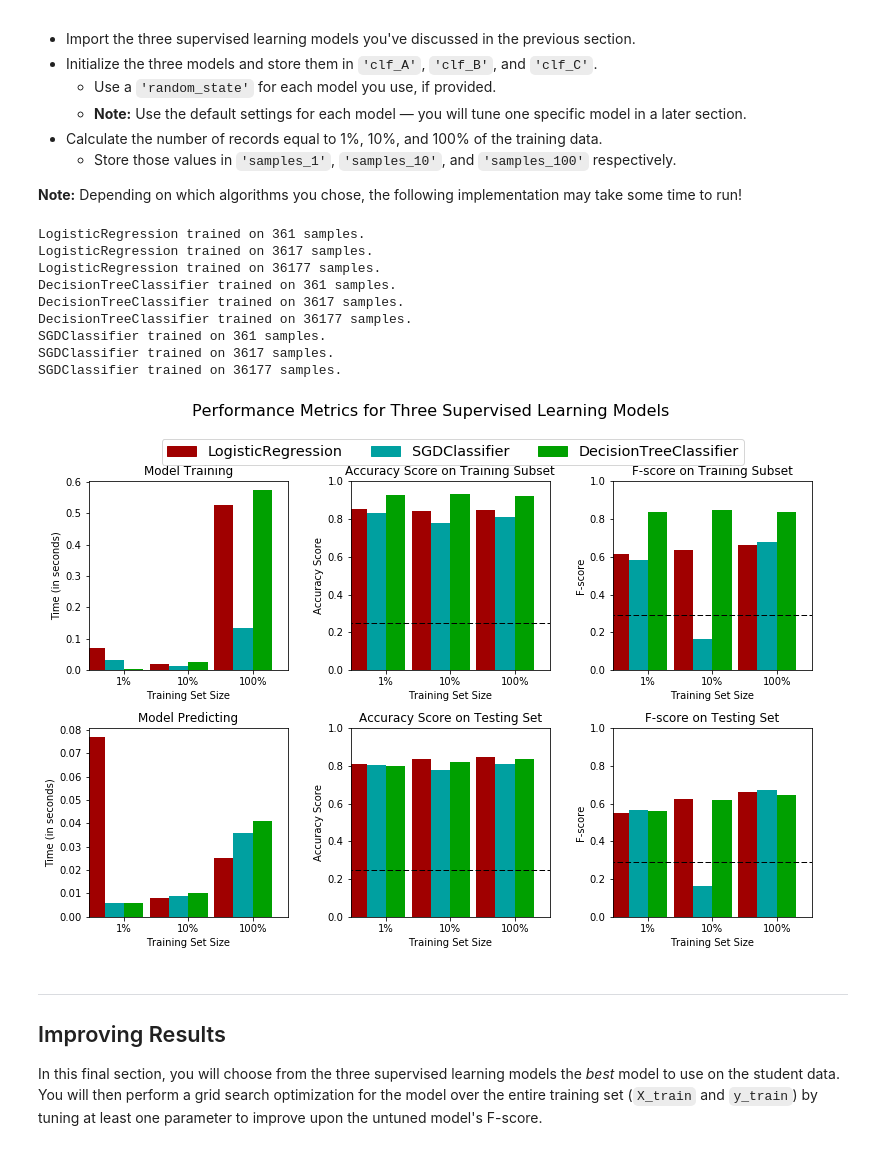
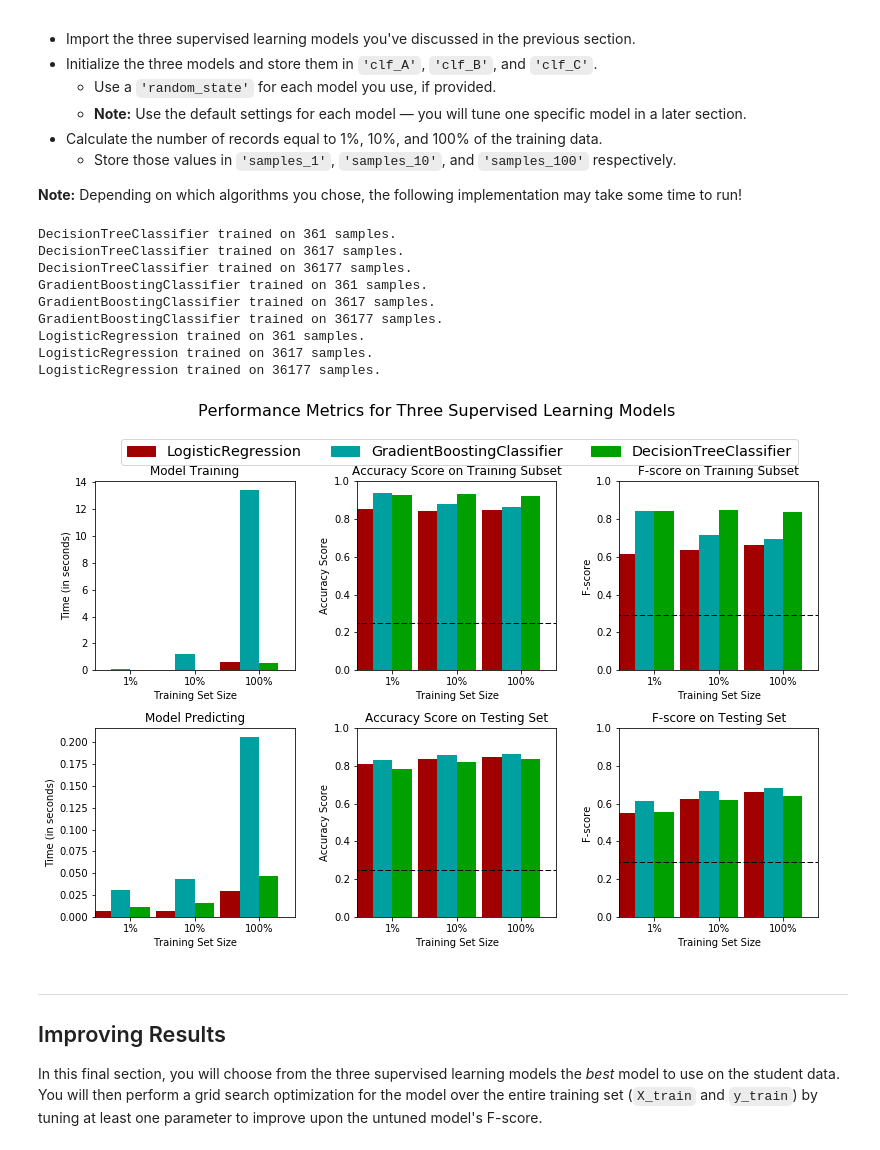
Before and after one commit to NitishPuri/machine-learning, a Jupyter notebook: projects/finding_donors/finding_donors.ipynb, the cells around one changed output. Saved outputs shown, nothing was run; the diff lists cells and outputs as text; code cells hidden in the pictures.

```diff
--- a/projects/finding_donors/finding_donors.ipynb
+++ b/projects/finding_donors/finding_donors.ipynb
@@ -281,10 +285,10 @@ def train_predict(learner, sample_size, X_train, y_train, X_test, y_test):
     results['acc_test'] = accuracy_score(y_test, predictions_test)
 
     # TODO: Compute F-score on the the first 300 training samples
-    results['f_train'] = fbeta_score(y_train, predictions_train, beta = 1)
+    results['f_train'] = fbeta_score(y_train, predictions_train, beta = 0.5)
 
     # TODO: Compute F-score on the test set
-    results['f_test'] = fbeta_score(y_test, predictions_test, beta = 1)
+    results['f_test'] = fbeta_score(y_test, predictions_test, beta = 0.5)
 
     # Success
     print "{} trained on {} samples.".format(learner.__class__.__name__, sample_size)
@@ -311,44 +315,50 @@ from sklearn.ensemble import BaggingClassifier
 from sklearn.ensemble import AdaBoostClassifier
 from sklearn.ensemble import RandomForestClassifier
 from sklearn.ensemble import GradientBoostingClassifier
 from sklearn.neighbors import KNeighborsClassifier
 from sklearn.linear_model import SGDClassifier
 from sklearn.linear_model import LogisticRegression
 from sklearn.svm import SVC
 
 # TODO: Initialize the three models
-# clf_A = GaussianNB()
-clf_B = DecisionTreeClassifier(min_samples_split=10)
-clf_A = LogisticRegression()
-clf_C = SGDClassifier() # , C=1000.0
+# clf_C = GaussianNB() #XXX # No parameters
+clf_A = DecisionTreeClassifier(min_samples_split=10) # criterion{'gini','entorpy'}, min_samples_split
+# clf_C = BaggingClassifier()  #
+# clf_A = AdaBoostClassifier() # |||
+# clf_B = RandomForestClassifier() XXX
+clf_B = GradientBoostingClassifier() #
+clf_C = LogisticRegression()
+# clf_C = KNeighborsClassifier()
+# clf_C = SGDClassifier()
+# clf_C = SVC() # , C=1000.0
 
 # TODO: Calculate the number of samples for 1%, 10%, and 100% of the training data
 samples_1 = len(X_train)/100
 samples_10 = len(X_train)/10
 samples_100 = len(X_train)
 
 # Collect results on the learners
 results = {}
 for clf in [clf_A, clf_B, clf_C]:
     clf_name = clf.__class__.__name__
     results[clf_name] = {}
     for i, samples in enumerate([samples_1, samples_10, samples_100]):
         results[clf_name][i] = \
         train_predict(clf, samples, X_train, y_train, X_test, y_test)
 
 # Run metrics visualization for the three supervised learning models chosen
 vs.evaluate(results, accuracy, fscore)
 # %% [output]
+DecisionTreeClassifier trained on 361 samples.
+DecisionTreeClassifier trained on 3617 samples.
+DecisionTreeClassifier trained on 36177 samples.
+GradientBoostingClassifier trained on 361 samples.
+GradientBoostingClassifier trained on 3617 samples.
+GradientBoostingClassifier trained on 36177 samples.
 LogisticRegression trained on 361 samples.
 LogisticRegression trained on 3617 samples.
 LogisticRegression trained on 36177 samples.
-DecisionTreeClassifier trained on 361 samples.
-DecisionTreeClassifier trained on 3617 samples.
-DecisionTreeClassifier trained on 36177 samples.
-SGDClassifier trained on 361 samples.
-SGDClassifier trained on 3617 samples.
-SGDClassifier trained on 36177 samples.
-[figure, old version]
+[figure, new version]
 # %% [markdown]
 ----
 ## Improving Results
```
Also changed, not shown: parts of 6 cells of this notebook.
